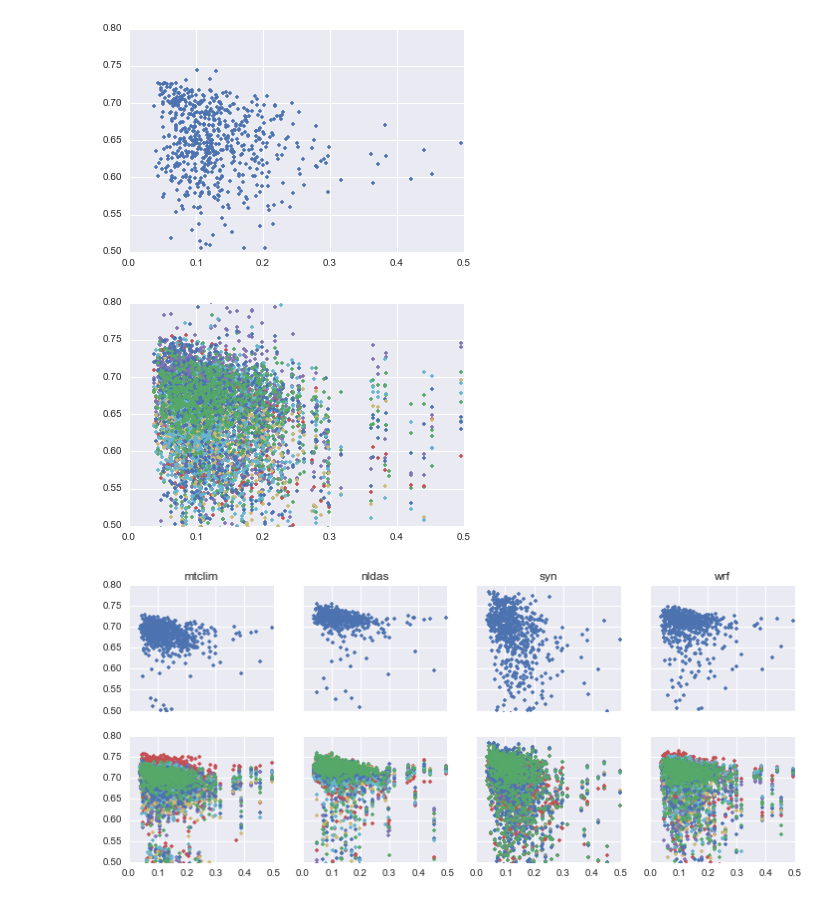
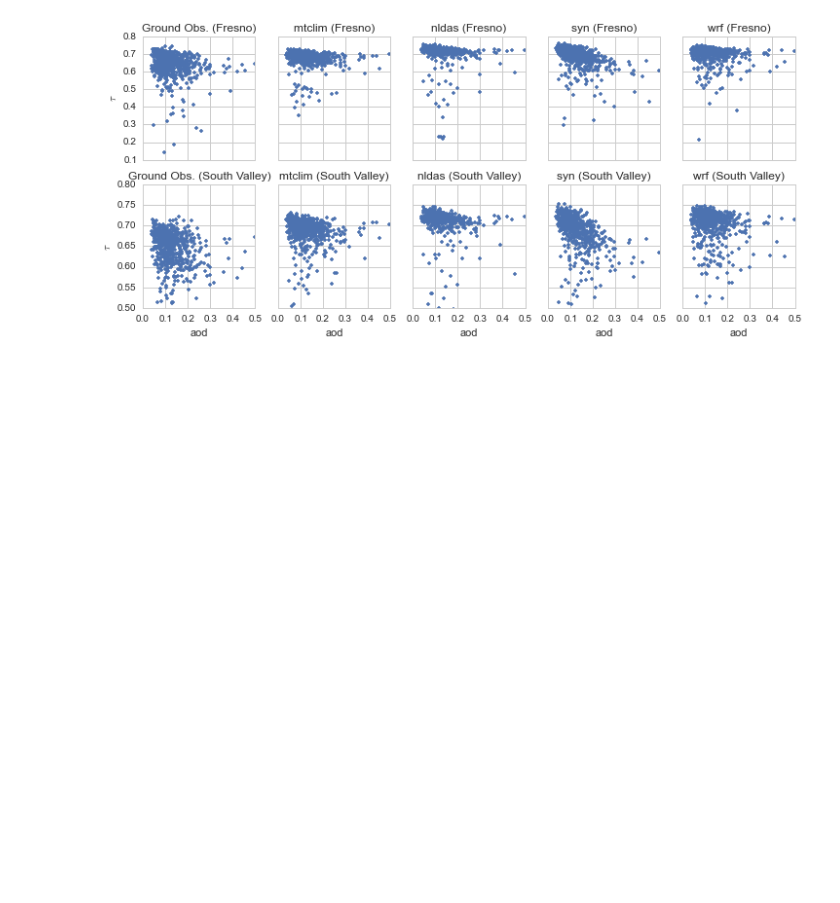
Before and after one commit to klapo/CalRad, a Jupyter notebook: CR.Aeronet.ipynb, the cells around one changed output. Cells and saved outputs as stored; diff of their text form; code cells hidden in the pictures; blank space fills up the shorter version.

```diff
--- a/CR.Aeronet.ipynb
+++ b/CR.Aeronet.ipynb
@@ -60,4 +125,11 @@ dir_bmap = '/Users/studentuser/gdrive/SnowHydrology/proj/CloudClimatology/data/b
 # %%
+#### Function taking mean across grouping variable, leaving other dimensions untouched
+def group_mean(ds_in,grouping_var,groups):
+    gr_ds = xray.Dataset()
+    for gr in groups:
+        gr_ds[gr] = ds_in.loc[{grouping_var:gr}].mean(grouping_var)
+    return(gr_ds)
+
 #### Function for combining xray data variables into a single array with new labeled dimension
 def combinevars(ds_in,dat_vars,new_dim_name='new_dim',combinevarname='new_var'):
     ds_out = xray.Dataset()
@@ -85,8 +157,7 @@ nldas.SWdwn.values[nldas.SWdwn.values > 2000] = np.nan
 ## SYN ##
 os.chdir(dir_data+dir_SYN)
 syn = xray.open_dataset('CA.syn.irrad.daily.nc')
-syn.longitude.values = syn.longitude.values-360
-syn.latitude.values = syn.latitude.values[::-1]
+############ No flipping -- SYN reformatted on 08/20/15 for CR.Composite. OTHER SCRIPTS WILL NEED THIS FIX
 
 #########
 ## VIC ##
@@ -148,6 +219,12 @@ daily_mean['nldas'] = nldas
 daily_mean['mtclim'] = mtclim
 daily_mean['wrf'] = wrf
 daily_mean['grobs'] = grobs
+
+## Names
+# Product names
+pr_names = ['mtclim','nldas','syn','wrf']
+num_products = np.size(pr_names)
+grouping = ['north cv','south cv','west of crest','foothills','east of crest']
 # %%
 ####################################################
 ## Find grid point containing each ground station ##
@@ -354,57 +409,56 @@ axes[2].set_ylim([.5,3.5])
 # %%
 #### Correlations - AOD
 # AOD
 a = grobs.aod.values
-# Transmissivity
-tau = grobs.SWdwn.where(np.logical_and(grobs['time.month'] > 5 ,grobs['time.month'] < 10))/ \
-        (np.sin(grobs.el.where(np.logical_and(grobs['time.month'] > 5 ,grobs['time.month'] < 10))*np.pi/180)*1365)
-
-## Correlation with transmissivity @ Fresno station
-# transmissivity
-plt.plot(a,tau.loc[{'station':'FRESNO'}].values,'.')
-ax = plt.gca()
-ax.set_ylim([.5,.8])
-ax.set_xlim([0,.5])
-
-## Correlation with transmissivity @ South CV stations
-# transmissivity
-plt.figure()
-plt.plot(a,tau.swap_dims({'station':'Grouping'}).loc[{'Grouping':'south cv'}].values,'.')
-ax = plt.gca()
-ax.set_ylim([.5,.8])
-ax.set_xlim([0,.5])
 
 ## Correlation with transmissivity w/ products
-f, axes = plt.subplots(2, num_products, figsize=(12,5),sharey=True,sharex=True)
-for n,pr in enumerate(pr_names):
+pr_for_plot = ['SWdwn','mtclim','nldas','syn','wrf']
+f, axes = plt.subplots(2, num_products+1, figsize=(12,5),sharex='col',sharey='row')
+for n,pr in enumerate(pr_for_plot):
     tau_pr = grobs[pr].where(np.logical_and(grobs['time.month'] > 5 ,grobs['time.month'] < 10))/ \
         (np.sin(grobs.el.where(np.logical_and(grobs['time.month'] > 5 ,grobs['time.month'] < 10))*np.pi/180)*1365)
 
     # @ Fresno
     ax = axes[0,n]
     ax.plot(a,tau_pr.loc[{'station':'FRESNO'}].values,'.')
-    ax.set_title(pr)
+    ax.set_title(pr+' (Fresno)')
+    if pr == 'SWdwn':
+        ax.set_title('Ground Obs. (Fresno)')
+    if n == 0:
+        ax.set_ylabel('$\\tau$')
+
+    tau_pr = group_mean(tau_pr.swap_dims({'station':'Grouping'}),'Grouping',grouping)
+    tau_pr = combinevars(tau_pr,grouping,new_dim_name='Grouping',combinevarname='tau')
 
     # over group
     ax = axes[1,n]
-    ax.plot(a,tau_pr.swap_dims({'station':'Grouping'}).loc[{'Grouping':'south cv'}].values,'.')
+    ax.plot(a,tau_pr.loc[{'Grouping':'south cv'}].values,'.')
     ax.set_ylim([.5,.8])
     ax.set_xlim([0,.5])
+    ax.set_xlabel('aod')
+    if n == 0:
+        ax.set_ylabel('$\\tau$')
+    ax.set_title(pr+ ' (South Valley)')
+    if pr == 'SWdwn':
+        ax.set_title('Ground Obs. (South Valley)')
+
+# Output
+os.chdir(dir_print)
+fname = 'Tau_AOD.SCV_Fresno.Scatter.png'
+f.savefig(fname)
 
 #     print('Stats for :'+pr)
 #     d1 = datetime(2004,1,1)
 #     d2 = datetime(2011,1,1)
 #     obs = grobs_diff.loc[{'station':'FRESNO'}]
 #     a = aod.reindex(obs.time.values,fill_value=np.nan)
 #     obs['aod'] = (['time'],a)
 #     obs = obs.loc[d1:d2]
 
 #     print(pearsonr(obs.values[np.where(~np.isnan(obs.aod.values))],\\
 #                    obs.aod.values[np.where(~np.isnan(obs.aod.values))]))
 # %% [output]
-[figure, old version]
+[figure, new version]
-[figure, removed]
-[figure, removed]
 # %%
 #### Correlations - PWV
 # PWV
```
Also changed, not shown: parts of 16 cells of this notebook.
